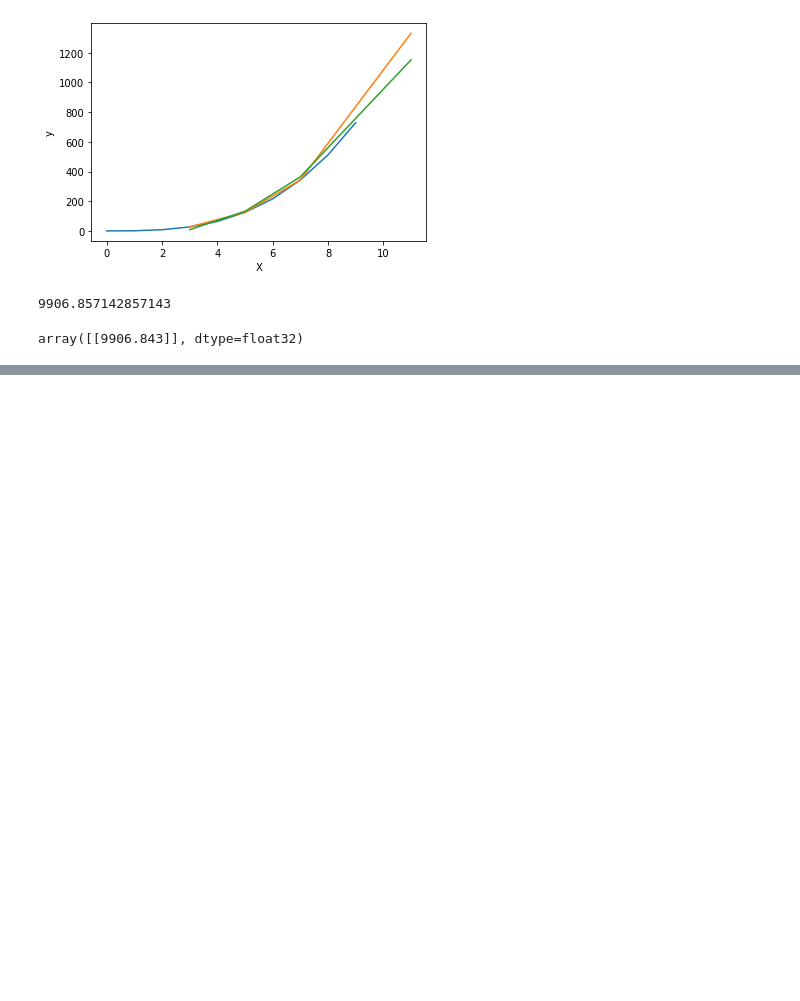
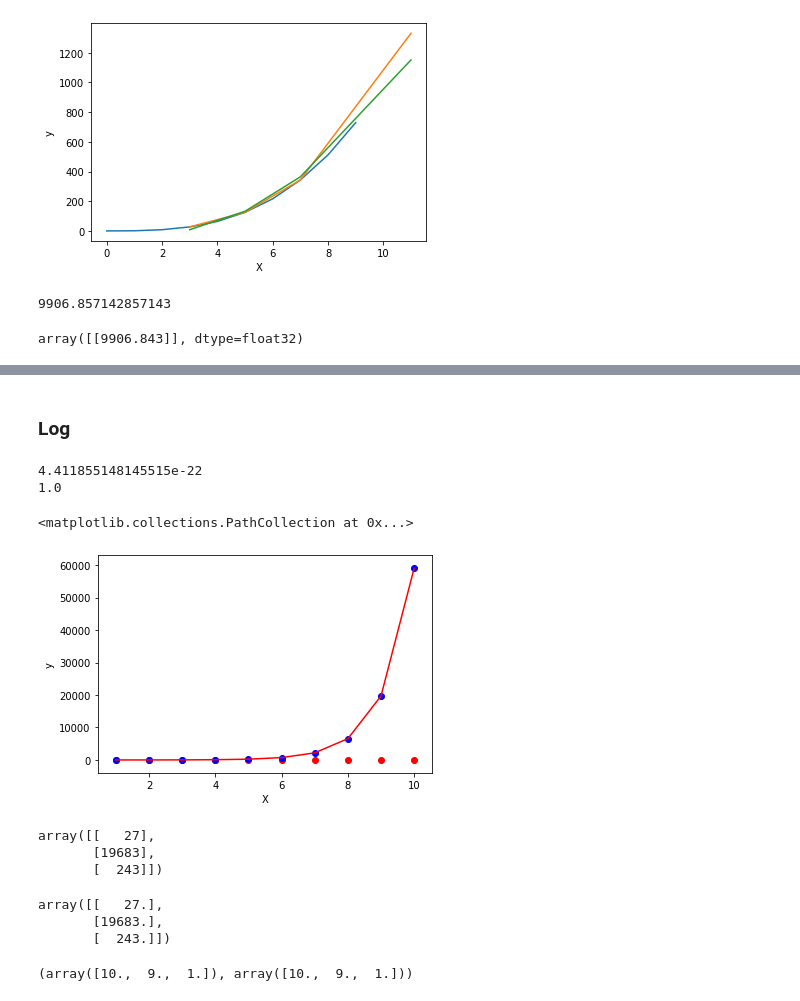
Before and after one commit to koi8-r/ML, a Jupyter notebook: Regression.ipynb, the cells around one changed output, grey strips where cells are left out. Drawn from its saved outputs; the diff is of its cells as text; code cells hidden in the pictures; blank space fills up the shorter version.

```diff
--- a/Regression.ipynb
+++ b/Regression.ipynb
@@ -120,0 +196,53 @@ array([[9906.843]], dtype=float32)
+# %% [markdown]
+### Log
+# %%
+import numpy as np
+from sklearn.model_selection import train_test_split
+import matplotlib.pyplot as plt
+from sklearn.linear_model import LinearRegression
+from sklearn.linear_model import LinearRegression
+from sklearn.metrics import mean_squared_error, r2_score
+
+
+X = np.asarray(range(1, 10+1))
+y = np.e ** X
+y = 3 ** X  # ** 2
+X_train, X_test, y_train, y_test = train_test_split(X.reshape(-1, 1), y.reshape(-1, 1), test_size=0.3, random_state=0)
+
+lr = LinearRegression()
+lr.fit(X_train, np.log(y_train))
+
+y_predict = np.exp(lr.predict(X_test))
+
+print(mean_squared_error(y_test, y_predict))
+print(r2_score(y_test, y_predict))
+
+plt.xlabel('X')
+plt.ylabel('y')
+plt.plot(X, y, color='red')
+plt.scatter(X, np.log(y), color='red')
+plt.scatter(X, np.exp(np.log(y)), color='blue')
+# %% [output]
+4.411855148145515e-22
+1.0
+<matplotlib.collections.PathCollection at 0x...>
+[figure, added]
+# %%
+y_test
+# %% [output]
+array([[   27],
+       [19683],
+       [  243]])
+# %%
+y_predict
+# %% [output]
+array([[   27.],
+       [19683.],
+       [  243.]])
+# %%
+o = np.asarray([16, 10, 1])
+l = np.log(o)
+np.e ** l  # 2.718281
+np.exp(np.log([10, 9, 1])), np.e ** np.log([10, 9, 1])
+# %% [output]
+(array([10.,  9.,  1.]), array([10.,  9.,  1.]))
```
Also changed, not shown: parts of 14 cells of this notebook, 2 other files.
